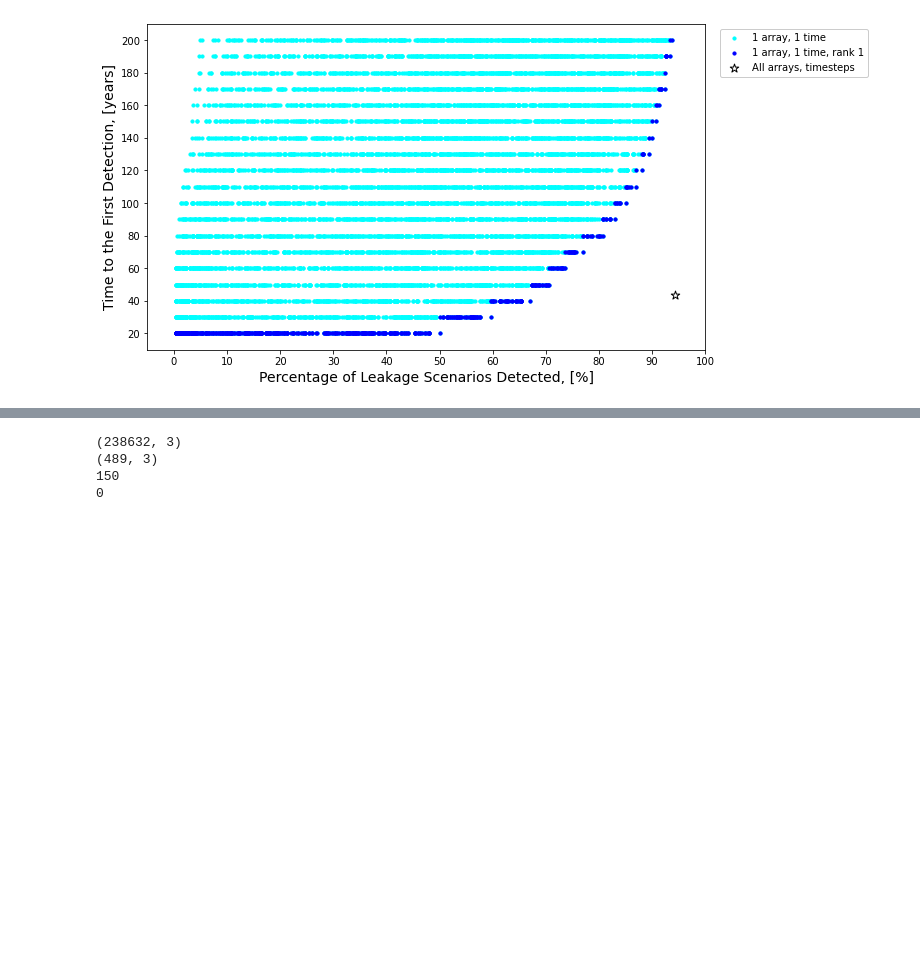
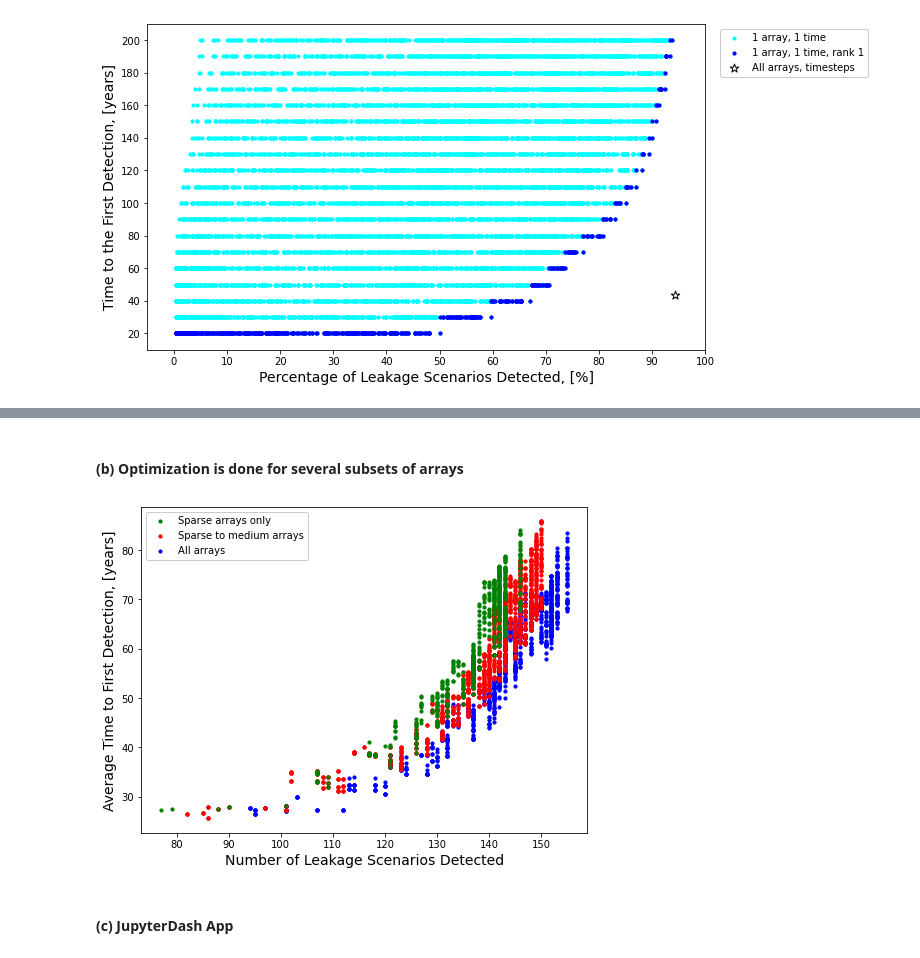
Before and after one commit to ShaparakSalek/RAMP, a Jupyter notebook: examples/notebooks/demos/demo_notebook_use_case1.ipynb, the cells around one changed output, grey strips where cells are left out. Saved outputs shown, nothing was run; the diff lists cells and outputs as text; code cells hidden in the pictures; blank space fills up the shorter version.

```diff
--- a/examples/notebooks/demos/demo_notebook_use_case1.ipynb
+++ b/examples/notebooks/demos/demo_notebook_use_case1.ipynb
@@ -20,6 +48,10 @@ import matplotlib.pyplot as plt
 # Temporal data
 time_points = 10*np.arange(1, 21)
 num_time_points = len(time_points)
+final_year = 200
+num_intervals = (final_year-10)//10
+time_array = 365.25*np.linspace(10.0, final_year, num=num_intervals+1)
+ft = scinterp.interp1d(range(len(time_array)), time_array/365.25, kind='linear')
 
 # Scenario data
 excluded = [37, 118, 136, 150, 182, 245] # 6 scenarios
@@ -833,12 +535,0 @@ for ind1 in range(configuration.num_arrays):
-# %%
-array_comb_xor = np.array(array_comb_xor)
-print(array_comb_xor.shape)
-same_array_comb_xor = np.array(same_array_comb_xor)
-print(same_array_comb_xor.shape)
-print(np.max(array_comb_xor[:, 2]))
-print(np.max(same_array_comb_xor[:, 2]))
-# %% [output]
-(238632, 3)
-(489, 3)
-150
-0
@@ -851,0 +536,29 @@ print(lor_inds)
+# %%
+import pickle
+# Load data related to the processed plans
+plans_sparse = pickle.load(open('data/plans_sparse.pkl', 'rb'))['plans_sparse']
+plans_medium = pickle.load(open('data/plans_medium.pkl', 'rb'))['plans_medium']
+plans_dense = pickle.load(open('data/plans_dense.pkl', 'rb'))['plans_dense']
+# %% [markdown]
+#### (b) Optimization is done for several subsets of arrays <a class="anchor" id="bullet8b"></a>
+# %%
+# Plot results of optimization for 3 subsets of arrays for 3 steps (3-arrays in a plan)
+plt.figure(figsize=(8, 6))
+
+plt.scatter([plan[1] for plan in plans_sparse], ft([plan[2] for plan in plans_sparse]),
+            s=10, c='green', label='Sparse arrays only', zorder=2)
+plt.scatter([plan[1] for plan in plans_medium], ft([plan[2] for plan in plans_medium]),
+            s=10, c='red', label='Sparse to medium arrays', zorder=1)
+plt.scatter([plan[1] for plan in plans_dense],  ft([plan[2] for plan in plans_dense]),
+            s=10, c='blue', label='All arrays', zorder=0)
+
+xlim = plt.xlim()
+ylim = plt.ylim()
+plt.xlim(xlim)
+plt.ylim(ylim)
+plt.xlabel('Number of Leakage Scenarios Detected', fontsize=14)
+plt.ylabel('Average Time to First Detection, [years]', fontsize=14)
+plt.legend(loc='upper left', framealpha=1.0)
+plt.show()
+# %% [output]
+[figure, added]
@@ -851,0 +589,2 @@ print(lor_inds)
+# %% [markdown]
+#### (c) JupyterDash App <a class="anchor" id="bullet8c"></a>
```
Also changed, not shown: parts of 70 cells of this notebook, 1 other file.
